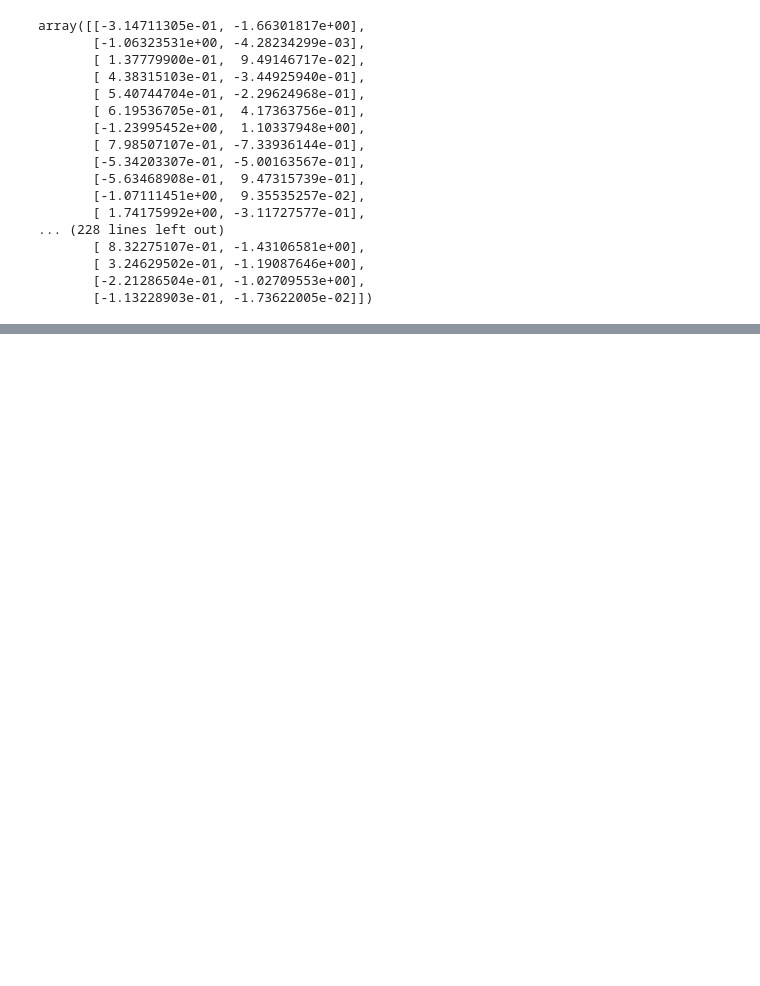
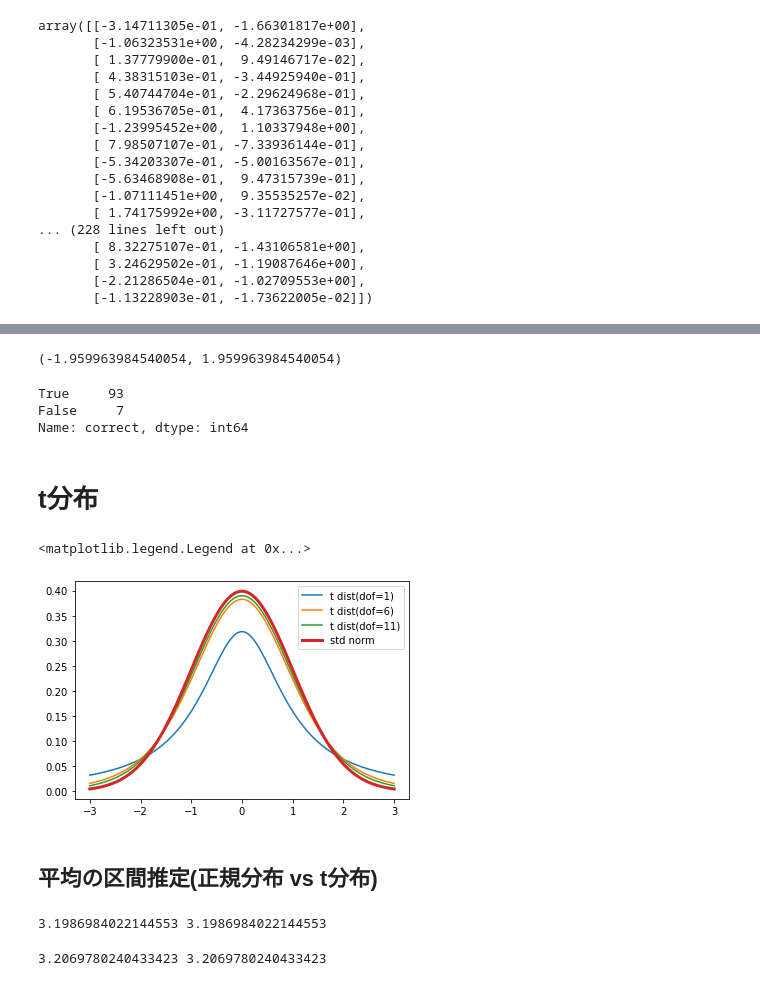
Before and after one commit to pajannat/my-learning, a Jupyter notebook: Kame_Udemy_StatsCourse/statistics.ipynb, the cells around one changed output, grey strips where cells are left out. Cells and saved outputs as stored; diff of their text form; code cells hidden in the pictures; blank space fills up the shorter version.

```diff
--- a/Kame_Udemy_StatsCourse/statistics.ipynb
+++ b/Kame_Udemy_StatsCourse/statistics.ipynb
@@ -486,0 +634,8 @@ array([[-3.14711305e-01, -1.66301817e+00],
+# %%
+# 母平均のalpha信頼区間の計算
+# alpha (信頼区間: 0.95, 0.99 など)
+# loc:標本平均
+# scale:標本分布の標準偏差の代わりに、不偏分散の平方根を使用
+stats.norm.interval(alpha=0.95, loc=0, scale=1)
+# %% [output]
+(-1.959963984540054, 1.959963984540054)
@@ -486,0 +664,21 @@ array([[-3.14711305e-01, -1.66301817e+00],
+# %%
+result_df['correct'].value_counts()
+# %% [output]
+True     93
+False     7
+Name: correct, dtype: int64
+# %% [markdown]
+# t分布
+# %%
+x = np.linspace(-3, 3, 100)
+z = stats.norm.pdf(x)
+for dof in range(1, 12, 5):
+    t = stats.t(dof).pdf(x)
+    plt.plot(x, t, label=f"t dist(dof={dof})")
+plt.plot(x, z, label="std norm", linewidth=3)
+plt.legend()
+# %% [output]
+<matplotlib.legend.Legend at 0x...>
+[figure, added]
+# %% [markdown]
+## 平均の区間推定(正規分布 vs t分布)
@@ -486,0 +700,9 @@ array([[-3.14711305e-01, -1.66301817e+00],
+# %%
+print(min_val_norm, min_val_norm)
+# %% [output]
+3.1986984022144553 3.1986984022144553
+# %%
+# 正規分布と比べて、t分布のほうが裾野が広い
+print(min_val_t, min_val_t)
+# %% [output]
+3.2069780240433423 3.2069780240433423
```
Also changed, not shown: parts of 29 cells of this notebook.
